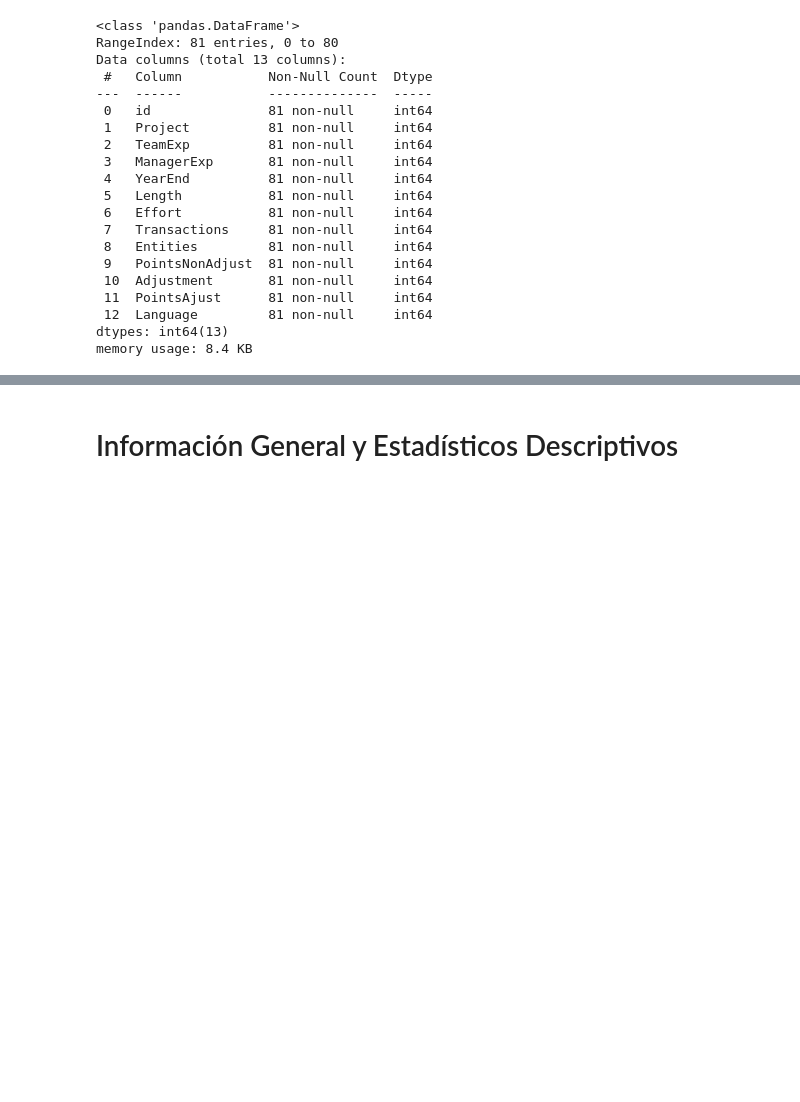
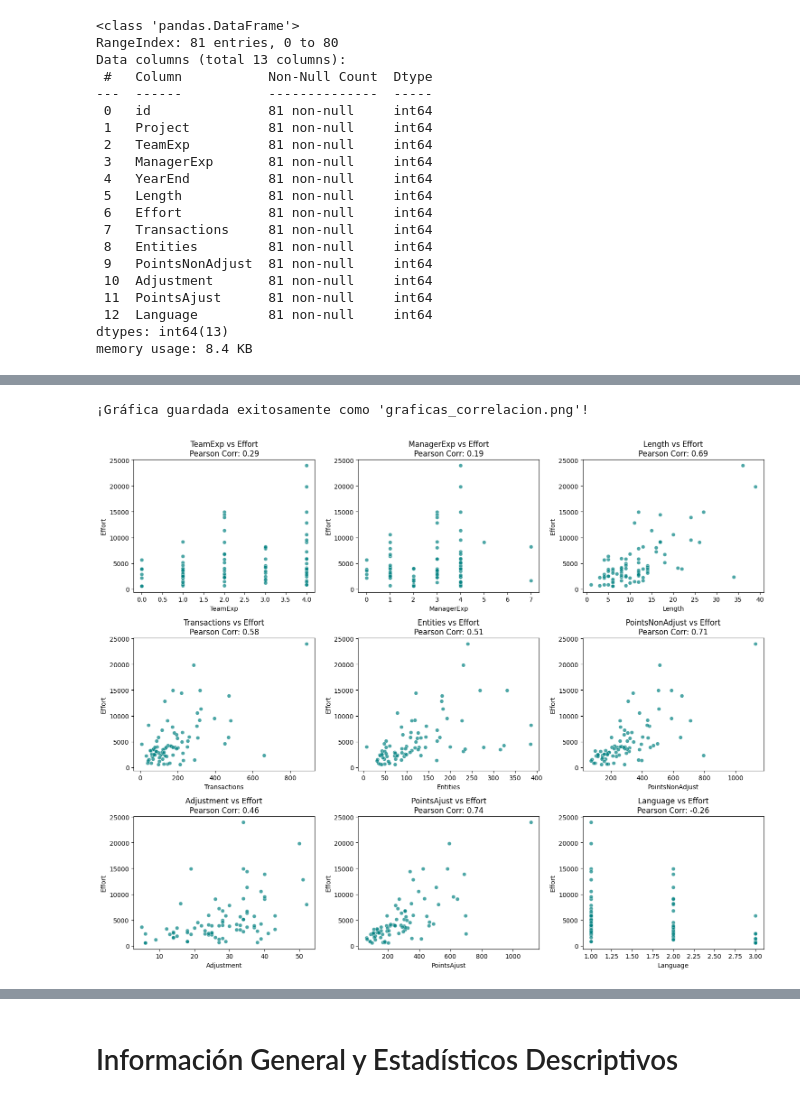
Before and after one commit to Fitomanshu/Proyecto-Veronica, a Jupyter notebook: RegresiónF_v2.ipynb, the cells around one changed output, grey strips where cells are left out. Cells and saved outputs as stored; diff of their text form; code cells hidden in the pictures; blank space fills up the shorter version.

```diff
--- a/RegresiónF_v2.ipynb
+++ b/RegresiónF_v2.ipynb
@@ -64,0 +136,29 @@ for col in df.columns:
+# %%
+fig, axes = plt.subplots(nrows=rows, ncols=cols, figsize=(15, 4 * rows))
+axes = axes.flatten() # Aplanar el array de ejes para iterar fácilmente
+
+# 6. Crear las gráficas iterando sobre las características
+for i, feature in enumerate(features):
+    # Crear el gráfico de dispersión
+    sns.scatterplot(data=df, x=feature, y=target, ax=axes[i], color='teal', alpha=0.7)
+
+    # Calcular la correlación de Pearson
+    corr = df[feature].corr(df[target])
+
+    # Añadir el título con el valor de la correlación
+    axes[i].set_title(f'{feature} vs {target}\nPearson Corr: {corr:.2f}')
+
+# 7. Ocultar los subplots vacíos (si el número de features no es múltiplo exacto de 3)
+for j in range(i + 1, len(axes)):
+    fig.delaxes(axes[j])
+
+# Ajustar el diseño para que no se superpongan los títulos
+plt.tight_layout()
+
+# Guardar la gráfica como imagen (se guardará en la misma carpeta donde está tu notebook)
+plt.savefig('graficas_correlacion.png', dpi=300, bbox_inches='tight')
+
+print("¡Gráfica guardada exitosamente como 'graficas_correlacion.png'!")
+# %% [output]
+¡Gráfica guardada exitosamente como 'graficas_correlacion.png'!
+[figure, added]
```
Also changed, not shown: parts of 28 cells of this notebook, 7 other files.
